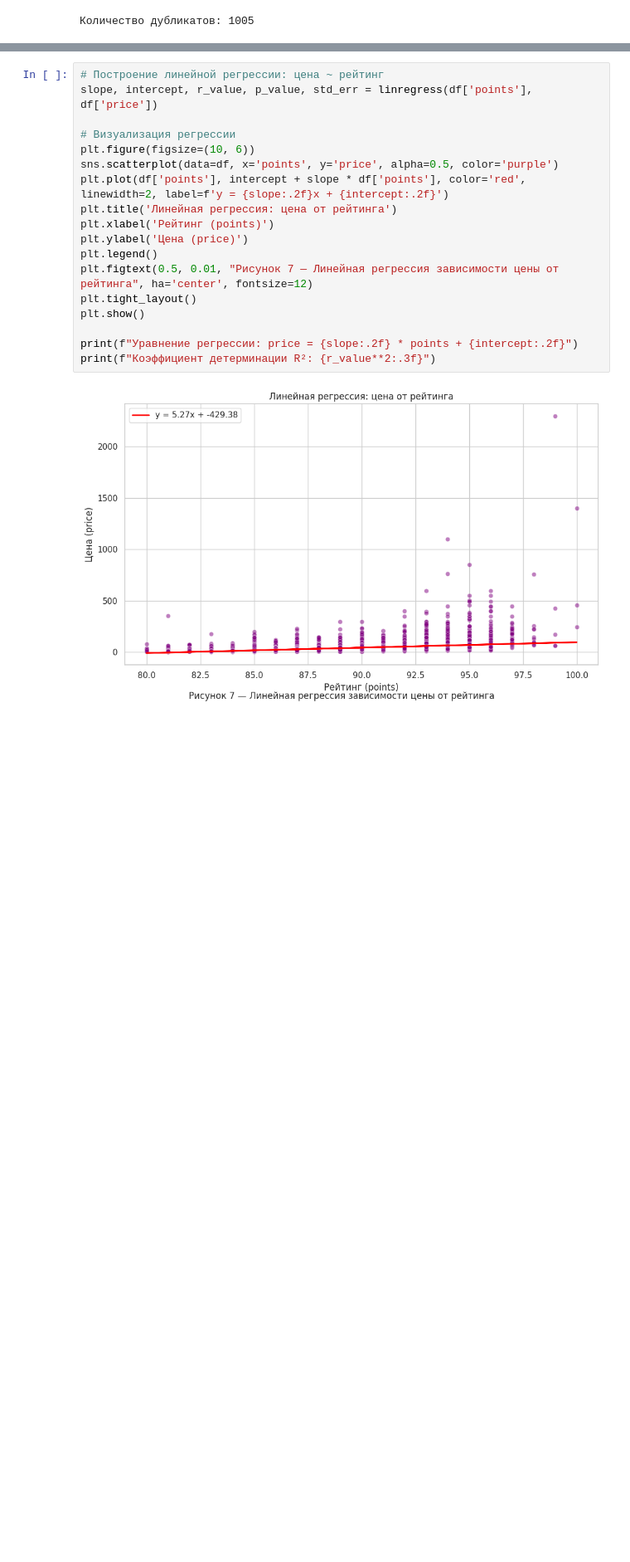
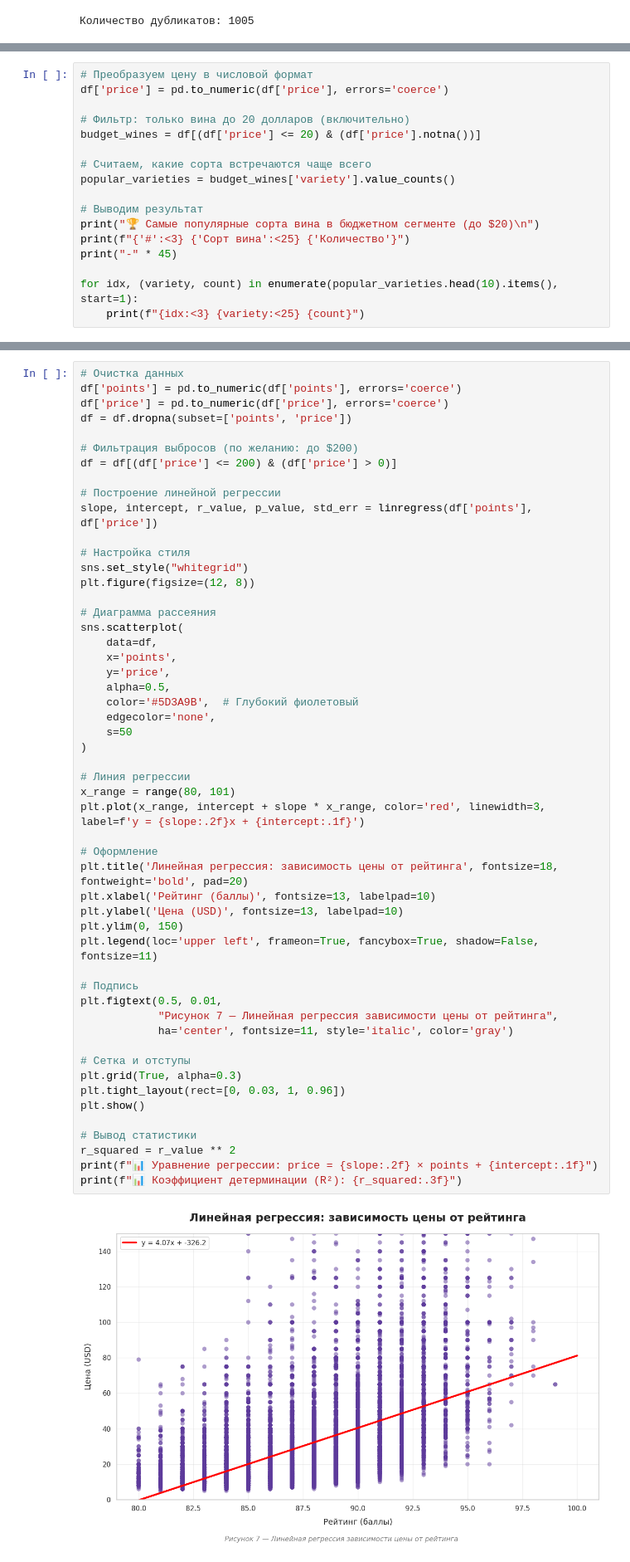
Before and after one commit to Chibaks/work, a Jupyter notebook: Итоговая работа по Анализу Данных.ipynb, the cells around one changed output, grey strips where cells are left out. Shown at 83% size. Cells and saved outputs as stored; diff of their text form; blank space fills up the shorter version.

```diff
--- a/Итоговая работа по Анализу Данных.ipynb
+++ b/Итоговая работа по Анализу Данных.ipynb
@@ -321,0 +408,17 @@ print(f"Коэффициент корреляции между рейтинго
+# %%
+# Преобразуем цену в числовой формат
+df['price'] = pd.to_numeric(df['price'], errors='coerce')
+
+# Фильтр: только вина до 20 долларов (включительно)
+budget_wines = df[(df['price'] <= 20) & (df['price'].notna())]
+
+# Считаем, какие сорта встречаются чаще всего
+popular_varieties = budget_wines['variety'].value_counts()
+
+# Выводим результат
+print("🏆 Самые популярные сорта вина в бюджетном сегменте (до $20)\n")
+print(f"{'#':<3} {'Сорт вина':<25} {'Количество'}")
+print("-" * 45)
+
+for idx, (variety, count) in enumerate(popular_varieties.head(10).items(), start=1):
+    print(f"{idx:<3} {variety:<25} {count}")
@@ -387,20 +972,54 @@ print(f"Коэффициент корреляции (США): {correlation_us:.3
 # %%
-# Построение линейной регрессии: цена ~ рейтинг
+# Очистка данных
+df['points'] = pd.to_numeric(df['points'], errors='coerce')
+df['price'] = pd.to_numeric(df['price'], errors='coerce')
+df = df.dropna(subset=['points', 'price'])
+
+# Фильтрация выбросов (по желанию: до $200)
+df = df[(df['price'] <= 200) & (df['price'] > 0)]
+
+# Построение линейной регрессии
 slope, intercept, r_value, p_value, std_err = linregress(df['points'], df['price'])
 
-# Визуализация регрессии
-plt.figure(figsize=(10, 6))
-sns.scatterplot(data=df, x='points', y='price', alpha=0.5, color='purple')
-plt.plot(df['points'], intercept + slope * df['points'], color='red', linewidth=2, label=f'y = {slope:.2f}x + {intercept:.2f}')
-plt.title('Линейная регрессия: цена от рейтинга')
-plt.xlabel('Рейтинг (points)')
-plt.ylabel('Цена (price)')
-plt.legend()
-plt.figtext(0.5, 0.01, "Рисунок 7 — Линейная регрессия зависимости цены от рейтинга", ha='center', fontsize=12)
-plt.tight_layout()
+# Настройка стиля
+sns.set_style("whitegrid")
+plt.figure(figsize=(12, 8))
+
+# Диаграмма рассеяния
+sns.scatterplot(
+    data=df,
+    x='points',
+    y='price',
+    alpha=0.5,
+    color='#5D3A9B',  # Глубокий фиолетовый
+    edgecolor='none',
+    s=50
+)
+
+# Линия регрессии
+x_range = range(80, 101)
+plt.plot(x_range, intercept + slope * x_range, color='red', linewidth=3, label=f'y = {slope:.2f}x + {intercept:.1f}')
+
+# Оформление
+plt.title('Линейная регрессия: зависимость цены от рейтинга', fontsize=18, fontweight='bold', pad=20)
+plt.xlabel('Рейтинг (баллы)', fontsize=13, labelpad=10)
+plt.ylabel('Цена (USD)', fontsize=13, labelpad=10)
+plt.ylim(0, 150)
+plt.legend(loc='upper left', frameon=True, fancybox=True, shadow=False, fontsize=11)
+
+# Подпись
+plt.figtext(0.5, 0.01,
+            "Рисунок 7 — Линейная регрессия зависимости цены от рейтинга",
+            ha='center', fontsize=11, style='italic', color='gray')
+
+# Сетка и отступы
+plt.grid(True, alpha=0.3)
+plt.tight_layout(rect=[0, 0.03, 1, 0.96])
 plt.show()
 
-print(f"Уравнение регрессии: price = {slope:.2f} * points + {intercept:.2f}")
-print(f"Коэффициент детерминации R²: {r_value**2:.3f}")
+# Вывод статистики
+r_squared = r_value ** 2
+print(f"📊 Уравнение регрессии: price = {slope:.2f} × points + {intercept:.1f}")
+print(f"📊 Коэффициент детерминации (R²): {r_squared:.3f}")
 # %% [output]
-[figure, old version]
+[figure, new version]
```
Also changed, not shown: parts of 47 cells of this notebook.
